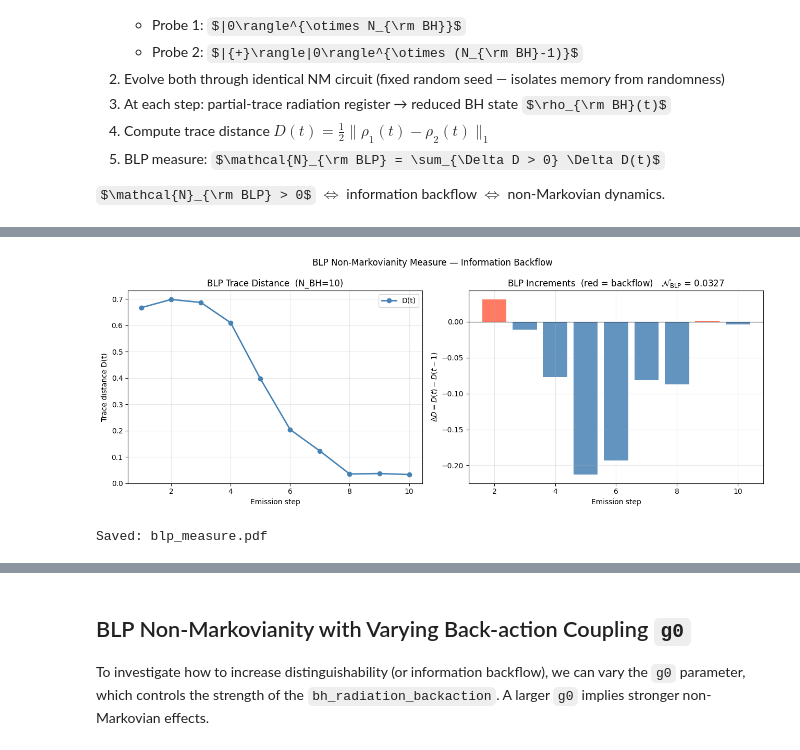
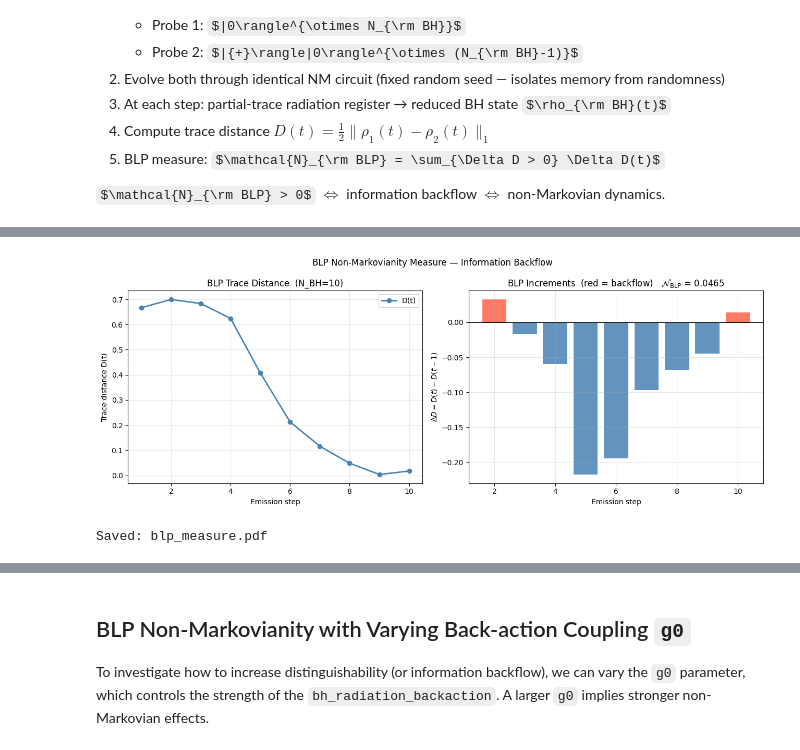
Before and after one commit to aaqhilahamed2004-ops/non-markovian_black-hole_evaporation, a Jupyter notebook: MvNM_v2.ipynb, the cells around one changed output, grey strips where cells are left out. Drawn from its saved outputs; the diff is of its cells as text; code cells hidden in the pictures; some formulas as TeX source.

```diff
--- a/MvNM_v2.ipynb
+++ b/MvNM_v2.ipynb
@@ -37,6 +37,8 @@ print(f"Radiation register grows from 0 to {N_BH} qubits over evaporation.")
 # %% [output]
 Setup: N_BH=12, N_RAD_initial=0, Page time ≈ step 6
 Radiation register grows from 0 to 12 qubits over evaporation.
+# %%
+G0_GLOBAL = 0.785
 # %%
 # ─────────────────────────────────────────────────────────────────────────────
 # CIRCUIT BUILDING BLOCKS
@@ -227,8 +229,6 @@ def run_markovian_evaporation():
               f"S(BH)={S_BH:.4f} | S(R_cumul)={S_rad_total:.4f}")
 
     return steps, ent_bh, ent_rad_cumul
-# %%
-G0_GLOBAL = 0.5
 # %%
 # ─────────────────────────────────────────────────────────────────────────────
 # BH-RADIATION BACK-ACTION
@@ -468,66 +678,66 @@ def trace_distance(rho1, rho2) -> float:
 
 
 #def run_evaporation_for_blp(probe: str, seed: int = 42):
-def run_evaporation_for_blp(probe: str, seed: int = 42, markovian: bool = False, g0: float = G0_GLOBAL):
+def run_evaporation_for_blp(probe: str, seed: int = 42,
+                             markovian: bool = False, g0: float = G0_GLOBAL):
     """
-    Non-Markovian evaporation for BLP computation.
-    Returns reduced BH density matrix rho_BH(t) at each step,
-    obtained by partial-tracing the global statevector over the
-    radiation register.
+    BLP evaporation runner. Returns reduced BH density matrix rho_BH(t)
+    at each step via partial trace over the radiation register.
 
-    probe : 'zero' -> |0...0>^N_BH
-            'plus' -> |+>|0>^(N_BH-1)
-    seed  : fixed so both probes see identical random gate angles —
-            any difference in D(t) is due to initial condition alone,
-            not circuit randomness. This isolates the memory effect.
+    probe    : 'zero'      -> |0...0>^N_BH
+               'plus'      -> |+>|0>^(N_BH-1)
+               'ones'      -> |1...1>^N_BH
+               'ones_last' -> |0...01>
+               'plus_all'  -> |+>^N_BH
+               'minus_all' -> |->^N_BH
+    seed     : fixed RNG — identical gate angles for both probes isolates
+               memory effect from circuit randomness.
+    markovian: if True, disables radiation_memory_interaction and
+               bh_radiation_backaction (pure scrambling control).
+    g0       : base back-action coupling (Hawking-motivated ansatz).
     """
     np.random.seed(seed)
 
-    init_label = ('+' + '0' * (N_BH - 1)) if probe == 'plus' else ('0' * N_BH)
+    if   probe == 'plus':      init_label = '+' + '0' * (N_BH - 1)
+    elif probe == 'ones':      init_label = '1' * N_BH
+    elif probe == 'ones_last': init_label = '0' * (N_BH - 1) + '1'
+    elif probe == 'plus_all':  init_label = '+' * N_BH
+    elif probe == 'minus_all': init_label = '-' * N_BH
+    else:                      init_label = '0' * N_BH          # 'zero'
+
     state = Statevector.from_label(init_label)
-
-    bh  = list(range(N_BH))
-    rad = []
-    rho_series = []
+    bh, rad, rho_series = list(range(N_BH)), [], []
 
     step = 0
     while len(bh) > 0:
         step += 1
         step_qc = QuantumCircuit(N_BH)
         scramble_black_hole(step_qc, bh)
-        if len(rad) >= 2:
-            radiation_memory_interaction(step_qc, rad)
-        if len(rad) > 0:
-            #bh_radiation_backaction(step_qc, bh, rad)
-            bh_radiation_backaction(step_qc, bh, rad, t=step, N_BH_total=N_BH, g0=g0)
 
+        if not markovian:
+            if len(rad) >= 2:
+                radiation_memory_interaction(step_qc, rad)
+            if len(rad) > 0:
+                bh_radiation_backaction(step_qc, bh, rad,
+                                        t=step, N_BH_total=N_BH, g0=g0)
 
         state = state.evolve(step_qc)
-
-         # ── Emit first (bookkeeping only, no quantum op) ──────────
         emitted = bh.pop(0)
         rad.append(emitted)
 
-        # ── Reduced BH state: trace out radiation register ──────────
-        # Identical convention to run_non_markovian_evaporation.
-        # rad now contains the just-emitted qubit, so partial_trace(state, rad)
-        # gives the interior BH — no need to manually add bh[0].
         if len(bh) > 0:
             rho_interior = partial_trace(state, rad)
         else:
-            # Final step: BH is empty, radiation holds everything.
-            # D(t) -> 0 as both probes converge; append zero-entropy placeholder.
             rho_interior = partial_trace(state, list(range(N_BH - 1)))
-
         rho_series.append(rho_interior)
 
     return rho_series
 
 
-print(f"Computing BLP measure  (N_BH={N_BH})..." if N_BH==10 else f"Computing BLP measure  (N_BH={N_BH}) but N_BH was set to 10 earlier. It might cause an error.")
-print(f"Probe 1: |0>^{{N_BH}}")
-print(f"Probe 2: |+>|0>^{{N_BH-1}}")
-print("Both probes: seed=42 — identical gate angles isolate memory effects.\n")
+# ── Quick sanity check: single probe pair, seed=42 ───────────────────────────
+print(f"Computing BLP measure  (N_BH={N_BH})...")
+print(f"Probe 1: |0>^N  |  Probe 2: |+>|0>^(N-1)")
+print(f"seed=42 — identical gate angles isolate memory effects.\n")
 
 rho_series_1 = run_evaporation_for_blp('zero', seed=42, g0=G0_GLOBAL)
 rho_series_2 = run_evaporation_for_blp('plus', seed=42, g0=G0_GLOBAL)
@@ -544,7 +754,6 @@ for t, d in zip(steps_blp, D_values):
 print(f"\nBLP measure  N_BLP = {N_BLP:.6f}")
 if N_BLP > 1e-6:
     print("→ N_BLP > 0 — CONFIRMED non-Markovian (BLP criterion satisfied).")
-    print("  Trace-distance revivals confirm information backflow from radiation to BH.")
 else:
     print("→ N_BLP ≈ 0 — no detectable backflow.")
 
@@ -597,4 +804,4 @@ BLP measure  N_BLP = 0.032662
-[figure, old version]
+[figure, new version]
 Saved: blp_measure.pdf
 # %%
 # ─────────────────────────────────────────────────────────────────────────────
```
Also changed, not shown: parts of 10 cells of this notebook.
